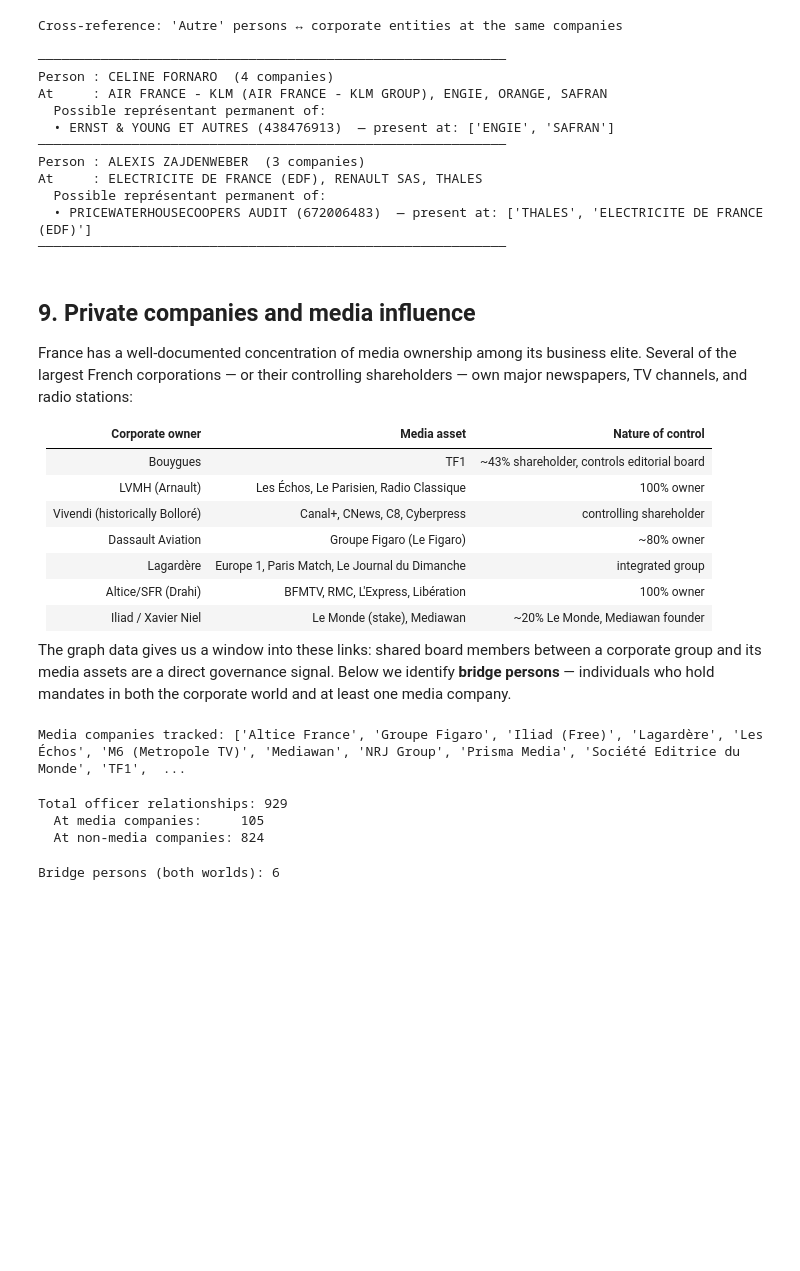
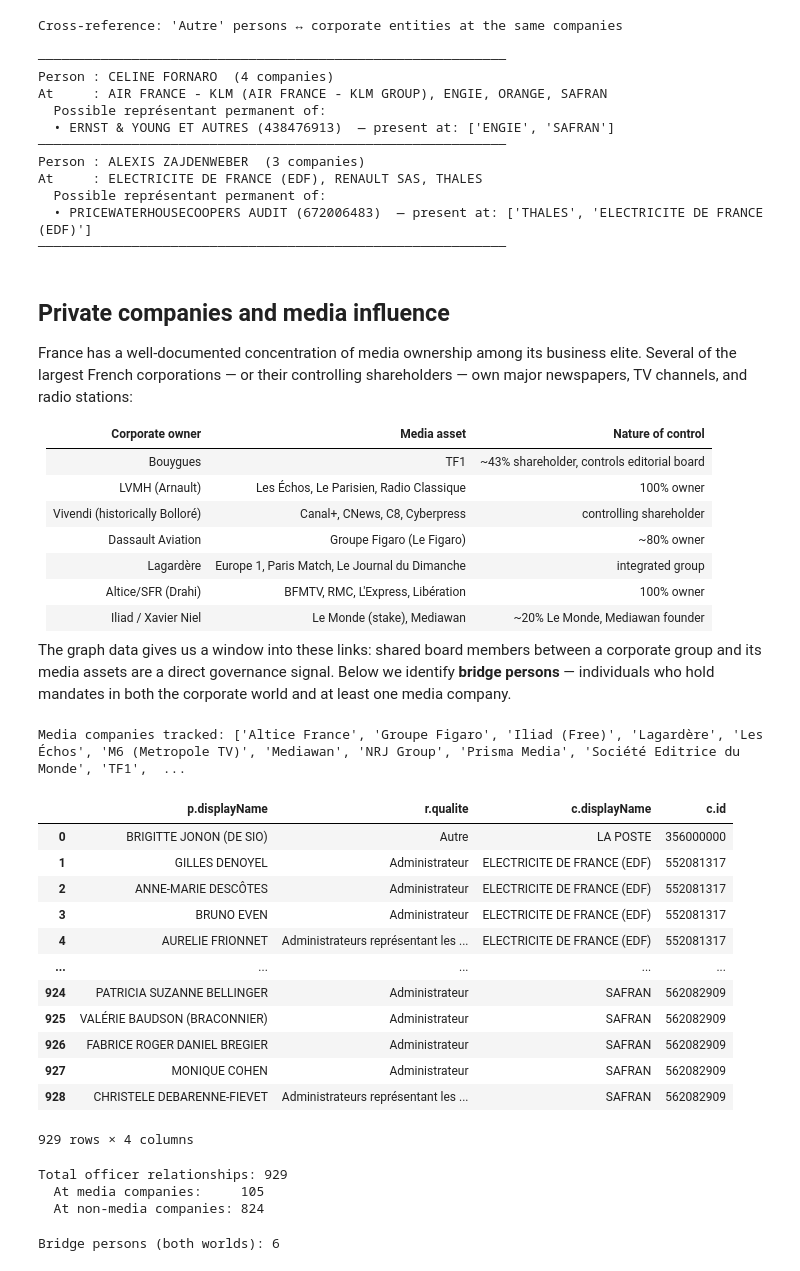
Before and after one commit to turing-db/turingdb-examples, a Jupyter notebook: examples/notebooks/public_version/french_corporate_network.ipynb, the cells around one changed output. Cells and saved outputs as stored; diff of their text form; code cells hidden in the pictures; blank space fills up the shorter version.

```diff
--- a/examples/notebooks/public_version/french_corporate_network.ipynb
+++ b/examples/notebooks/public_version/french_corporate_network.ipynb
@@ -813,7 +1040,7 @@ At     : ELECTRICITE DE FRANCE (EDF), RENAULT SAS, THALES
   • PRICEWATERHOUSECOOPERS AUDIT (672006483)  — present at: ['THALES', 'ELECTRICITE DE FRANCE (EDF)']
 ────────────────────────────────────────────────────────────
 # %% [markdown]
-## 9. Private companies and media influence
+## Private companies and media influence
 
 France has a well-documented concentration of media ownership among its business elite.
 Several of the largest French corporations — or their controlling shareholders — own
@@ -859,21 +1086,33 @@ Media companies tracked: ['Altice France', 'Groupe Figaro', 'Iliad (Free)', 'Lag
 # %%
 # Fetch all IS_OFFICER_OF relationships including the company SIREN (stored as c.id)
 df_all = client.query("""
-    MATCH (p)-[r]->(c)
-    WHERE p.type = 'Person' AND c.type = 'Company' AND r.type = 'IS_OFFICER_OF'
+    MATCH (p:Person)-[r:IS_OFFICER_OF]->(c:Company)
     RETURN p.displayName, r.qualite, c.displayName, c.id
-    LIMIT 5000
 """)
+display(df_all)
 df_all.columns = ["person", "role", "company_name", "company_siren"]
 df_all["is_media"] = df_all["company_siren"].isin(MEDIA_SIRENS)
 
 print(f"Total officer relationships: {len(df_all)}")
 print(f"  At media companies:     {df_all['is_media'].sum()}")
 print(f"  At non-media companies: {(~df_all['is_media']).sum()}")
 # %% [output]
+|  | p.displayName | r.qualite | c.displayName | c.id |
+| 0 | BRIGITTE JONON (DE SIO) | Autre | LA POSTE | 356000000 |
+| 1 | GILLES DENOYEL | Administrateur | ELECTRICITE DE FRANCE (EDF) | 552081317 |
+| 2 | ANNE-MARIE DESCÔTES | Administrateur | ELECTRICITE DE FRANCE (EDF) | 552081317 |
+| 3 | BRUNO EVEN | Administrateur | ELECTRICITE DE FRANCE (EDF) | 552081317 |
+| 4 | AURELIE FRIONNET | Administrateurs représentant les ... | ELECTRICITE DE FRANCE (EDF) | 552081317 |
+| ... | ... | ... | ... | ... |
+| 924 | PATRICIA SUZANNE BELLINGER | Administrateur | SAFRAN | 562082909 |
+| 925 | VALÉRIE BAUDSON (BRACONNIER) | Administrateur | SAFRAN | 562082909 |
+| 926 | FABRICE ROGER DANIEL BREGIER | Administrateur | SAFRAN | 562082909 |
+| 927 | MONIQUE COHEN | Administrateur | SAFRAN | 562082909 |
+| 928 | CHRISTELE DEBARENNE-FIEVET | Administrateurs représentant les ... | SAFRAN | 562082909 |
-Total officer relationships: 929
-  At media companies:     105
-  At non-media companies: 824
+929 rows × 4 columns
+Total officer relationships: 929
+  At media companies:     105
+  At non-media companies: 824
 # %%
 # Bridge persons: hold mandates at BOTH media and non-media companies
 media_people    = set(df_all[df_all["is_media"]]["person"])
```
Also changed, not shown: parts of 58 cells of this notebook.
